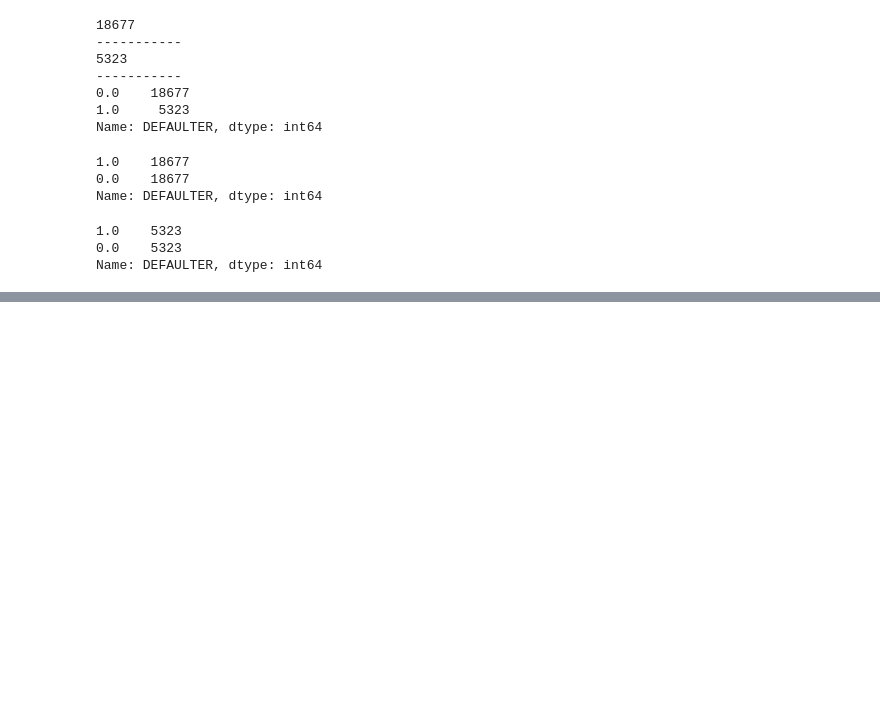
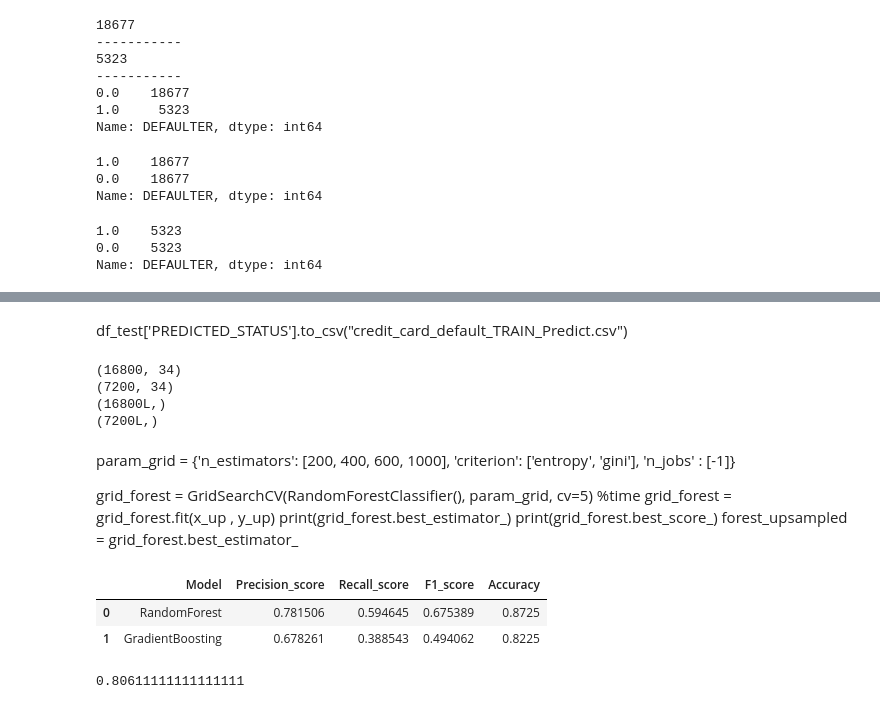
Before and after one commit to innovator-arjun/Credit-Card-AL-ML-Analytics, a Jupyter notebook: Credit Card Farud ML-AI-Python_Analytics.ipynb, the cells around one changed output, grey strips where cells are left out. Cells and saved outputs as stored; diff of their text form; code cells hidden in the pictures; blank space fills up the shorter version.

```diff
--- a/Credit Card Farud ML-AI-Python_Analytics.ipynb
+++ b/Credit Card Farud ML-AI-Python_Analytics.ipynb
@@ -740,0 +755,65 @@ df_test['PREDICTED_STATUS'].to_csv("credit_card_default_TRAIN_Predict.csv")
+# %% [markdown]
+df_test['PREDICTED_STATUS'].to_csv("credit_card_default_TRAIN_Predict.csv")
+# %%
+from sklearn.metrics import f1_score
+from sklearn.tree import DecisionTreeClassifier
+x_up = df_upsampled.drop(['DEFAULTER'],axis = 1)
+y_up = df_upsampled.DEFAULTER
+
+# rescale the metrics to the same mean and standard deviation
+scaler = preprocessing.StandardScaler()
+x = scaler.fit(x).transform(x)
+
+# Further divide the train data into train test split 70% & 30% respectively
+x_train_up, x_test_up, y_train_up, y_test_up = train_test_split(x_up, y_up, test_size=0.3, stratify=y, random_state=2)
+# %%
+print x_train_up.shape
+print x_test_up.shape
+print y_train_up.shape
+print y_test_up.shape
+# %% [output]
+(16800, 34)
+(7200, 34)
+(16800L,)
+(7200L,)
+# %%
+from sklearn import tree
+clfs = {
+
+'RandomForest': RandomForestClassifier(),
+
+'GradientBoosting': GradientBoostingClassifier(),
+}
+# %% [markdown]
+param_grid = {'n_estimators': [200, 400, 600, 1000],
+              'criterion': ['entropy', 'gini'], 'n_jobs' : [-1]}
+
+grid_forest = GridSearchCV(RandomForestClassifier(), param_grid, cv=5)
+%time grid_forest = grid_forest.fit(x_up , y_up)
+print(grid_forest.best_estimator_)
+print(grid_forest.best_score_)
+forest_upsampled = grid_forest.best_estimator_
+# %%
+models_report = pd.DataFrame(columns = ['Model', 'Precision_score', 'Recall_score','F1_score', 'Accuracy'])
+
+for clf, clf_name in zip(clfs.values(), clfs.keys()):
+    clf.fit(x_train_up,y_train_up)
+    y_pred = clf.predict(x_test_up)
+    y_score = clf.score(x_test_up,y_test_up)
+
+    #print('Calculating {}'.format(clf_name))
+    t = pd.Series({
+                     'Model': clf_name,
+                     'Precision_score': metrics.precision_score(y_test_up, y_pred),
+                     'Recall_score': metrics.recall_score(y_test_up, y_pred),
+                     'F1_score': metrics.f1_score(y_test_up, y_pred),
+                     'Accuracy': metrics.accuracy_score(y_test_up, y_pred)}
+                   )
+
+    models_report = models_report.append(t, ignore_index = True)
+
+models_report
+# %% [output]
+|  | Model | Precision_score | Recall_score | F1_score | Accuracy |
+| 0 | RandomForest | 0.781506 | 0.594645 | 0.675389 | 0.8725 |
+| 1 | GradientBoosting | 0.678261 | 0.388543 | 0.494062 | 0.8225 |
@@ -740,0 +826,11 @@ df_test['PREDICTED_STATUS'].to_csv("credit_card_default_TRAIN_Predict.csv")
+# %%
+#create the classifier
+classifier = DecisionTreeClassifier(max_depth=10, random_state=14)
+# training the classifier
+classifier.fit(x_train, y_train)
+# do our predictions on the test
+predictions = classifier.predict(x_test)
+# see how good we did on the test
+accuracy_score(y_true = y_test, y_pred = predictions)
+# %% [output]
+0.80611111111111111
```
Also changed, not shown: parts of 29 cells of this notebook, 3 other files.
